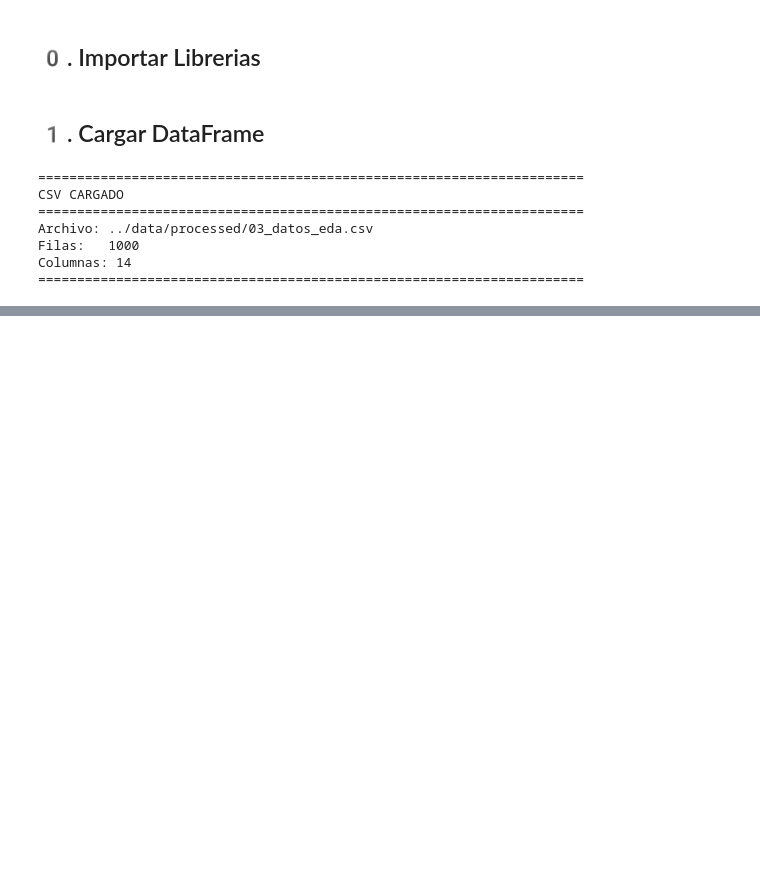
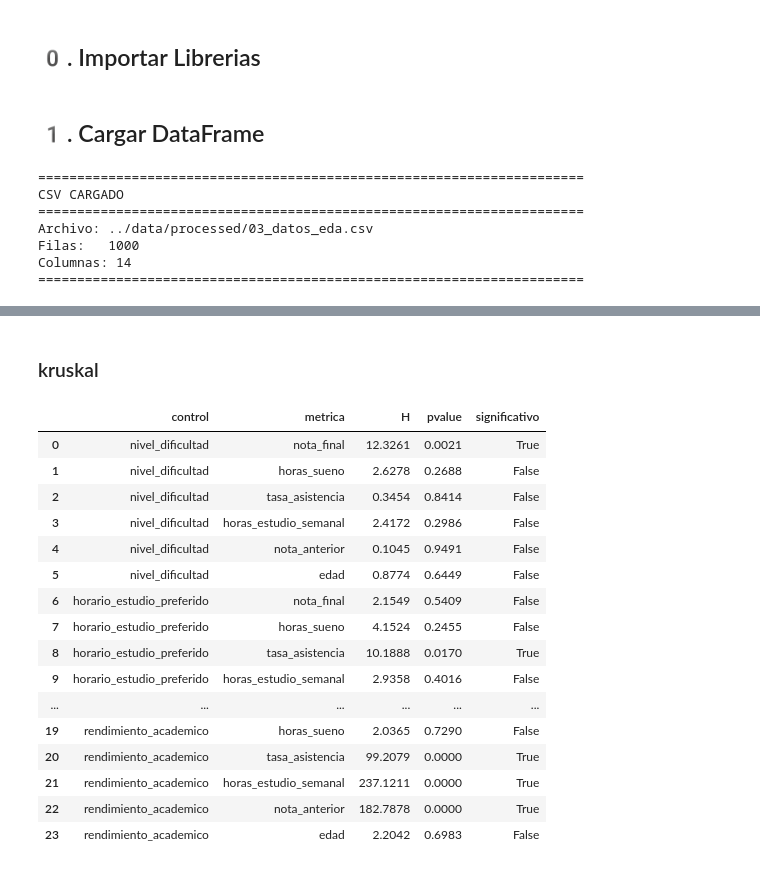
Before and after one commit to FM-Luque/5.DataProyect_Machine_Learning, a Jupyter notebook: notebooks/04_abtest.ipynb, the cells around one changed output, grey strips where cells are left out. Cells and saved outputs as stored; diff of their text form; code cells hidden in the pictures; blank space fills up the shorter version.

```diff
--- a/notebooks/04_abtest.ipynb
+++ b/notebooks/04_abtest.ipynb
@@ -47,0 +87,2 @@ Columnas: 14
+# %%
+mas_de_dos_grupos = ['nivel_dificultad','horario_estudio_preferido','estilo_aprendizaje','rendimiento_academico']
@@ -47,0 +370,28 @@ Columnas: 14
+# %% [markdown]
+### kruskal
+# %%
+kruskal_res = sb.kruskal(
+    escuela,
+    mas_de_dos_grupos,
+    metricas
+)
+
+kruskal_res
+# %% [output]
+|  | control | metrica | H | pvalue | significativo |
+| 0 | nivel_dificultad | nota_final | 12.3261 | 0.0021 | True |
+| 1 | nivel_dificultad | horas_sueno | 2.6278 | 0.2688 | False |
+| 2 | nivel_dificultad | tasa_asistencia | 0.3454 | 0.8414 | False |
+| 3 | nivel_dificultad | horas_estudio_semanal | 2.4172 | 0.2986 | False |
+| 4 | nivel_dificultad | nota_anterior | 0.1045 | 0.9491 | False |
+| 5 | nivel_dificultad | edad | 0.8774 | 0.6449 | False |
+| 6 | horario_estudio_preferido | nota_final | 2.1549 | 0.5409 | False |
+| 7 | horario_estudio_preferido | horas_sueno | 4.1524 | 0.2455 | False |
+| 8 | horario_estudio_preferido | tasa_asistencia | 10.1888 | 0.0170 | True |
+| 9 | horario_estudio_preferido | horas_estudio_semanal | 2.9358 | 0.4016 | False |
+| ... | ... | ... | ... | ... | ... |
+| 19 | rendimiento_academico | horas_sueno | 2.0365 | 0.7290 | False |
+| 20 | rendimiento_academico | tasa_asistencia | 99.2079 | 0.0000 | True |
+| 21 | rendimiento_academico | horas_estudio_semanal | 237.1211 | 0.0000 | True |
+| 22 | rendimiento_academico | nota_anterior | 182.7878 | 0.0000 | True |
+| 23 | rendimiento_academico | edad | 2.2042 | 0.6983 | False |
```
Also changed, not shown: parts of 60 cells of this notebook, 5 other files.
